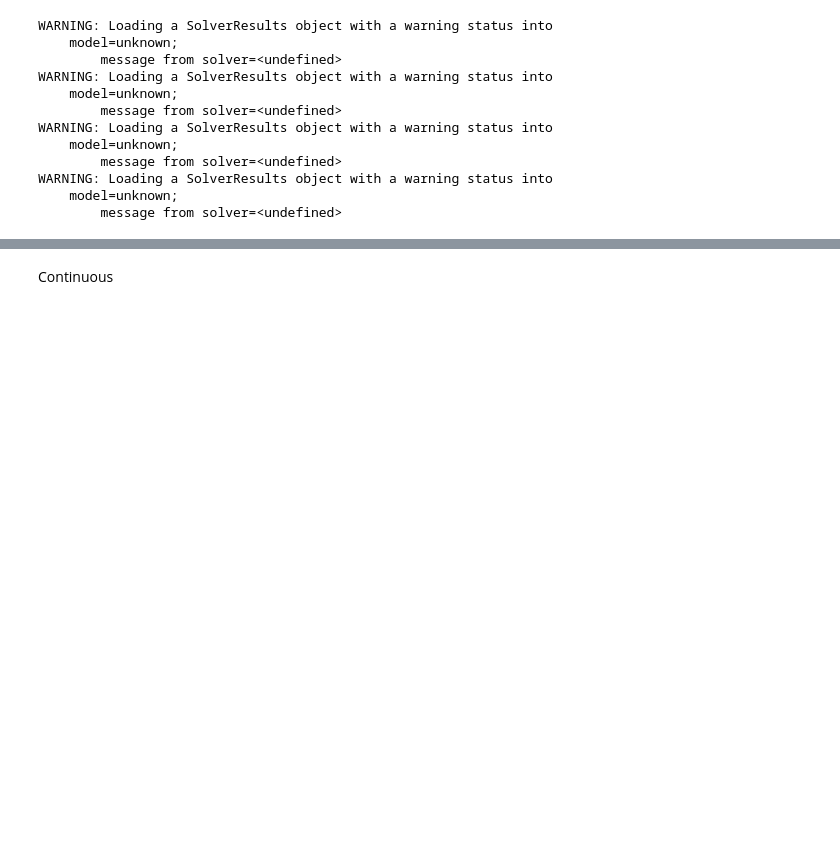
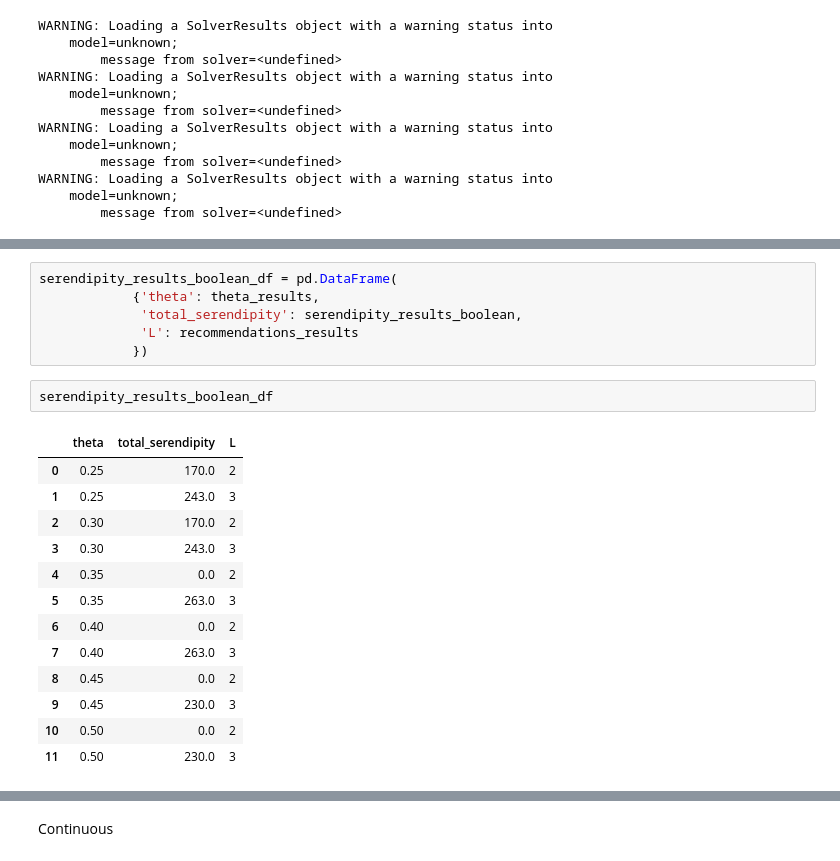
Before and after one commit to giannhskod/rec_sys_project, a Jupyter notebook: notebooks/Problem-B.ipynb, the cells around one changed output, grey strips where cells are left out. Drawn from its saved outputs; the diff is of its cells as text; blank space fills up the shorter version.

```diff
--- a/notebooks/Problem-B.ipynb
+++ b/notebooks/Problem-B.ipynb
@@ -624 +624,23 @@ serendipity_results_boolean
+# %%
+serendipity_results_boolean_df = pd.DataFrame(
+            {'theta': theta_results,
+             'total_serendipity': serendipity_results_boolean,
+             'L': recommendations_results
+            })
+# %%
+serendipity_results_boolean_df
+# %% [output]
+|  | theta | total_serendipity | L |
+| 0 | 0.25 | 170.0 | 2 |
+| 1 | 0.25 | 243.0 | 3 |
+| 2 | 0.30 | 170.0 | 2 |
+| 3 | 0.30 | 243.0 | 3 |
+| 4 | 0.35 | 0.0 | 2 |
+| 5 | 0.35 | 263.0 | 3 |
+| 6 | 0.40 | 0.0 | 2 |
+| 7 | 0.40 | 263.0 | 3 |
+| 8 | 0.45 | 0.0 | 2 |
+| 9 | 0.45 | 230.0 | 3 |
+| 10 | 0.50 | 0.0 | 2 |
+| 11 | 0.50 | 230.0 | 3 |
 # %%
```
Also changed, not shown: parts of 18 cells of this notebook.
